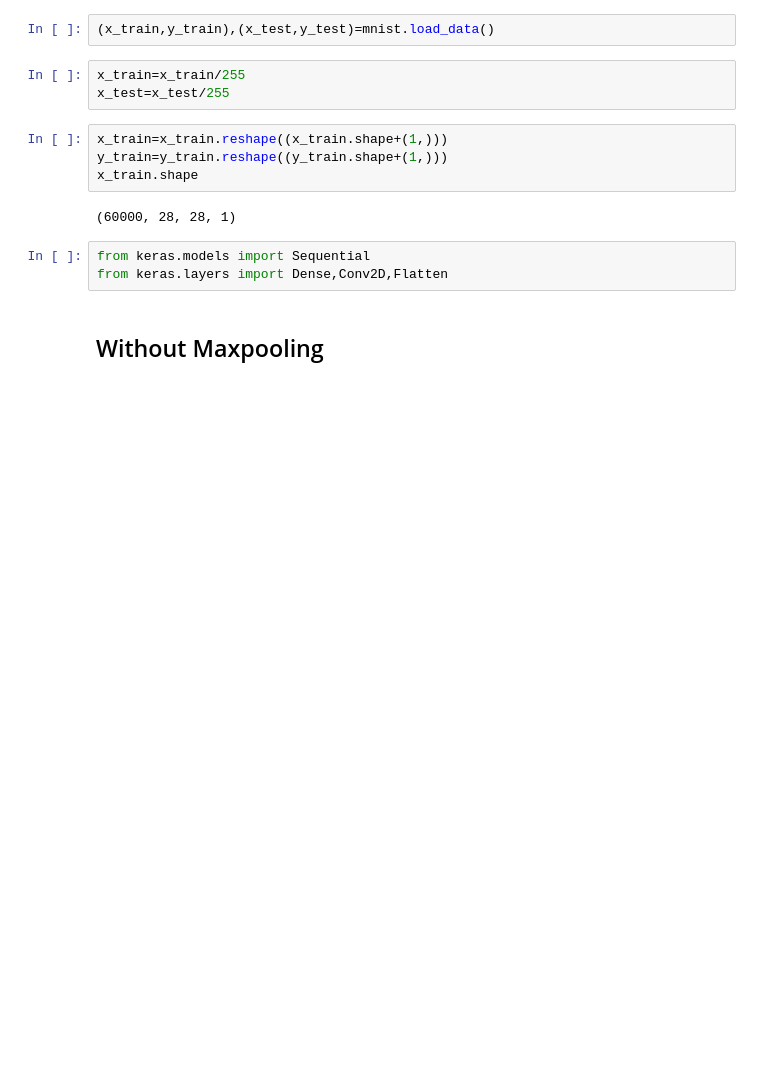
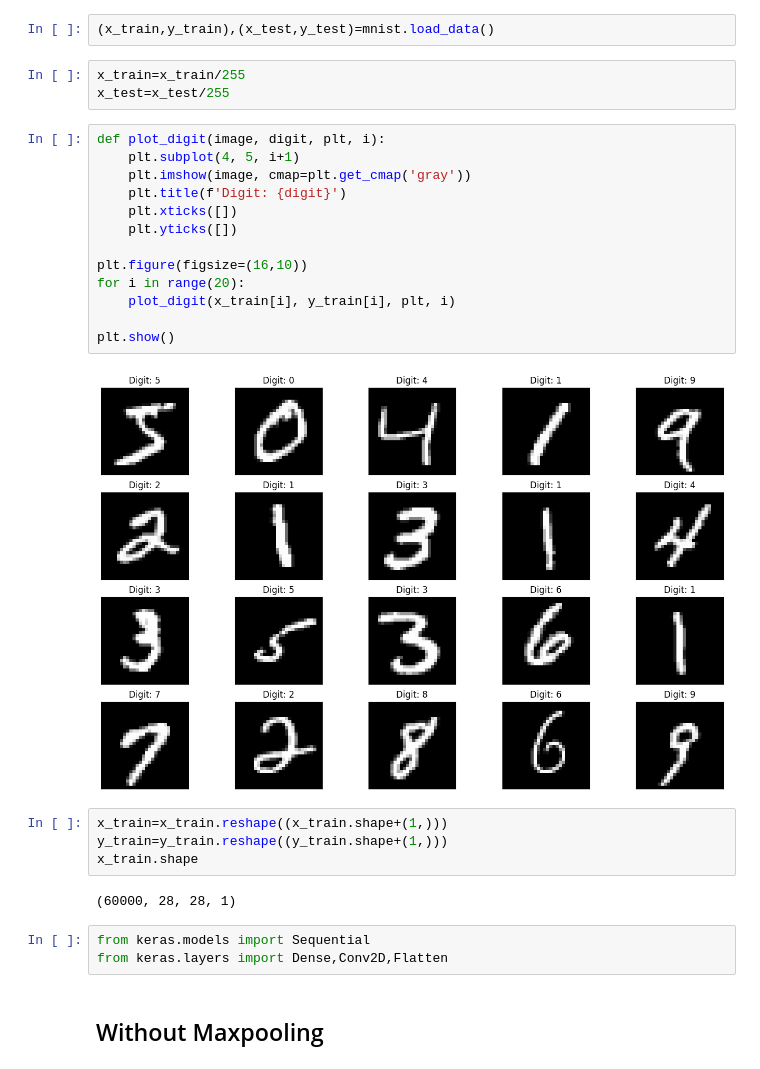
Before and after one commit to Athul28/NNDL_lab_programs, a Jupyter notebook: program7.ipynb, the cells around one changed output. Drawn from its saved outputs; the diff is of its cells as text; blank space fills up the shorter version.

```diff
--- a/program7.ipynb
+++ b/program7.ipynb
@@ -8,6 +8,21 @@ from keras.datasets import mnist
 # %%
 x_train=x_train/255
 x_test=x_test/255
+# %%
+def plot_digit(image, digit, plt, i):
+    plt.subplot(4, 5, i+1)
+    plt.imshow(image, cmap=plt.get_cmap('gray'))
+    plt.title(f'Digit: {digit}')
+    plt.xticks([])
+    plt.yticks([])
+
+plt.figure(figsize=(16,10))
+for i in range(20):
+    plot_digit(x_train[i], y_train[i], plt, i)
+
+plt.show()
+# %% [output]
+[figure, added]
 # %%
 x_train=x_train.reshape((x_train.shape+(1,)))
 y_train=y_train.reshape((y_train.shape+(1,)))
```
Also changed, not shown: parts of 11 cells of this notebook.
